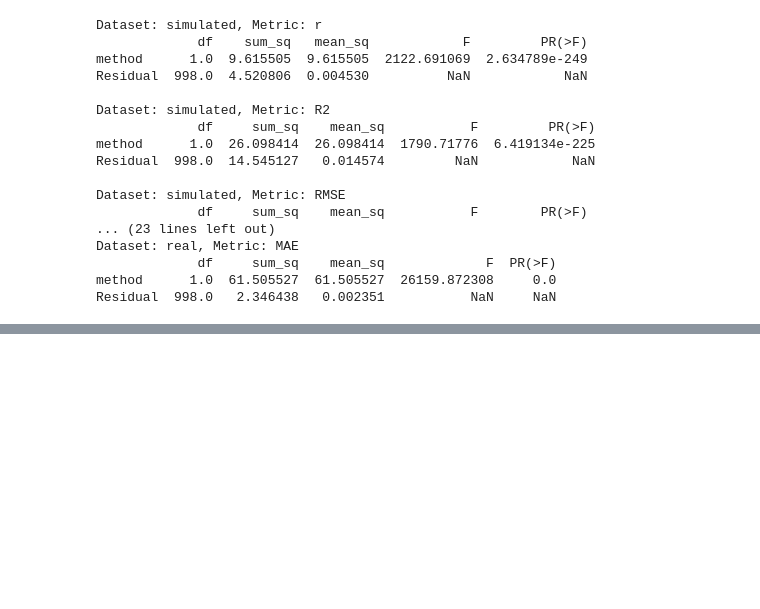
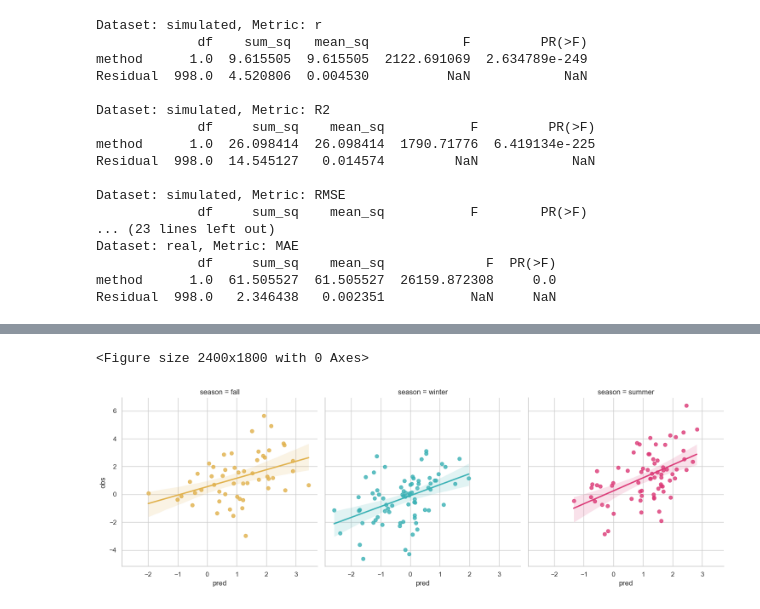
Before and after one commit to Niche-Lab/modeling-guide, a Jupyter notebook: visualization/study3.ipynb, the cells around one changed output, grey strips where cells are left out. Cells and saved outputs as stored; diff of their text form; code cells hidden in the pictures; blank space fills up the shorter version.

```diff
--- a/visualization/study3.ipynb
+++ b/visualization/study3.ipynb
@@ -86,0 +132,10 @@ Residual  998.0   2.346438   0.002351           NaN     NaN
+# %%
+palette = ["#DC3977", "#E1B14B", "#39B1B5",]
+plt.figure(figsize=(8, 6), dpi=300)
+g = sns.lmplot(data=data_plot, x="pred", y="obs",
+           hue="season", hue_order=["summer", "fall", "winter"],
+           col="season", palette=palette)
+# plt.savefig('../out/study3_KF.png', dpi=300)
+# %% [output]
+<Figure size 2400x1800 with 0 Axes>
+[figure, added]
```
Also changed, not shown: parts of 6 cells of this notebook, 22 other files.
